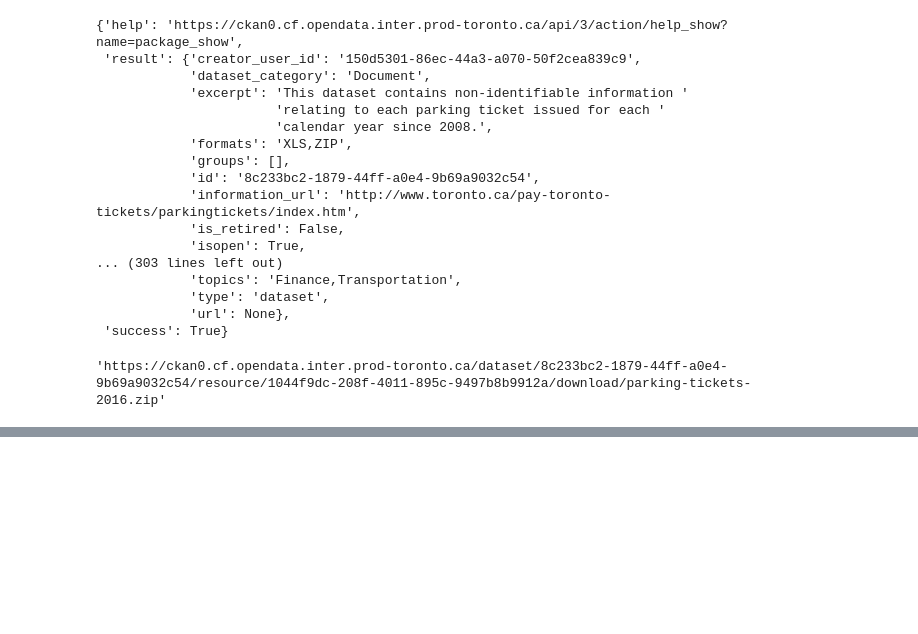
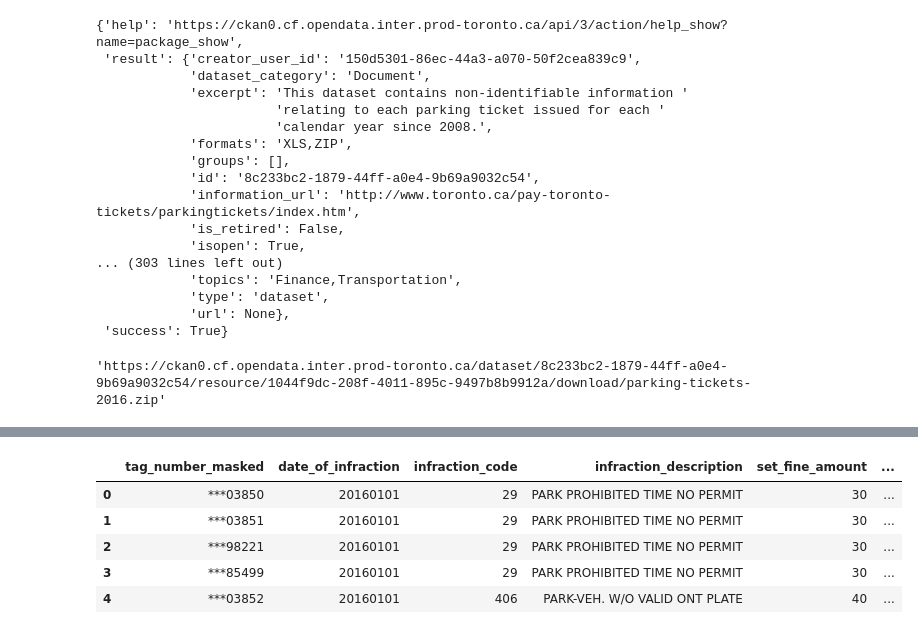
Before and after one commit to chuhaovince/UofT_DataBootcamp_Project_1, a Jupyter notebook: Project1-Vince.ipynb, the cells around one changed output, grey strips where cells are left out. Drawn from its saved outputs; the diff is of its cells as text; code cells hidden in the pictures; blank space fills up the shorter version.

```diff
--- a/Project1-Vince.ipynb
+++ b/Project1-Vince.ipynb
@@ -95,0 +83,11 @@ SyntaxError: invalid syntax (<ipython-input-36-19a4d0c2a6bc>, line 1)
+# %%
+# Fill the NaN cells with nothing inside it
+new_data = complete_data.fillna("")
+new_data.head()
+# %% [output]
+|  | tag_number_masked | date_of_infraction | infraction_code | infraction_description | set_fine_amount | ... |
+| 0 | ***03850 | 20160101 | 29 | PARK PROHIBITED TIME NO PERMIT | 30 | ... |
+| 1 | ***03851 | 20160101 | 29 | PARK PROHIBITED TIME NO PERMIT | 30 | ... |
+| 2 | ***98221 | 20160101 | 29 | PARK PROHIBITED TIME NO PERMIT | 30 | ... |
+| 3 | ***85499 | 20160101 | 29 | PARK PROHIBITED TIME NO PERMIT | 30 | ... |
+| 4 | ***03852 | 20160101 | 406 | PARK-VEH. W/O VALID ONT PLATE | 40 | ... |
```
Also changed, not shown: parts of 9 cells of this notebook.
